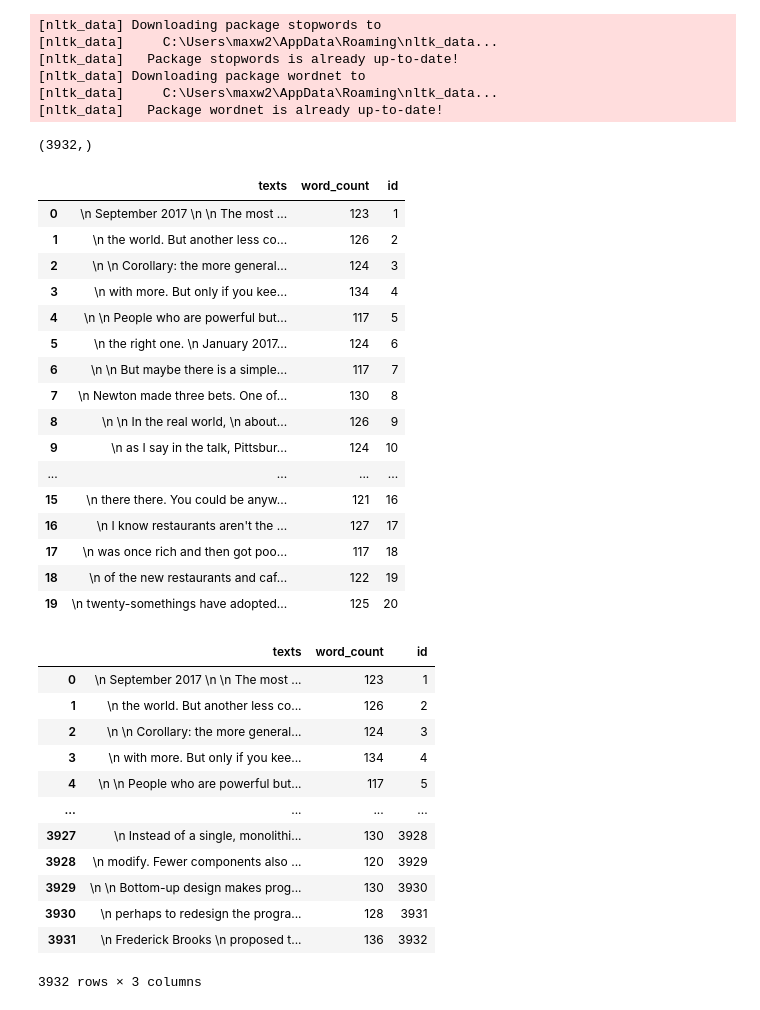
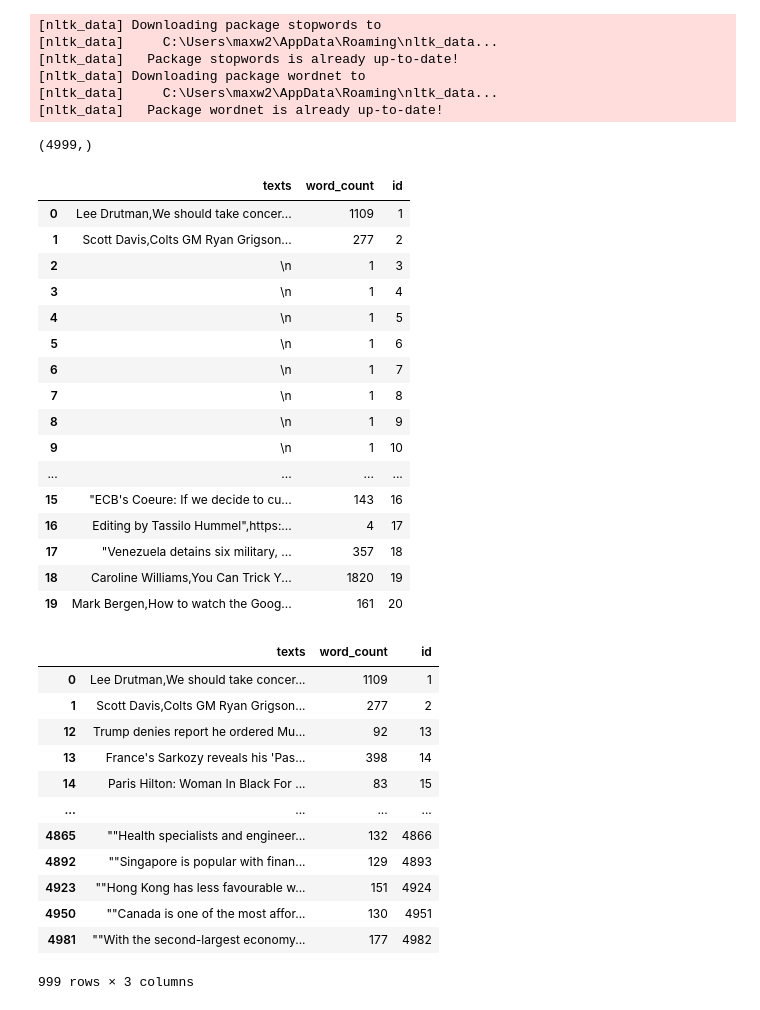
Before and after one commit to maxemileffort/paper-grading-assistant, a Jupyter notebook: Modeling.ipynb, the cells around one changed output. Cells and saved outputs as stored; diff of their text form; code cells hidden in the pictures.

```diff
--- a/Modeling.ipynb
+++ b/Modeling.ipynb
@@ -63,47 +90,49 @@ def grab_text(path):
 [nltk_data]     C:\Users\maxw2\AppData\Roaming\nltk_data...
 [nltk_data]   Package wordnet is already up-to-date!
 # %%
-data = grab_text("D:\\Kaggle\\paul-graham-essays\\paul_graham_essay.txt")
+# data = grab_text("D:\\Kaggle\\paul-graham-essays\\paul_graham_essay.txt")
+data = clean_big_file("D:\\Kaggle\\all-the-news-2-1\\all-the-news-2-1.csv")
 data = np.array(data)
 print(data.shape)
 df = pd.DataFrame()
 df['texts'] = data
 df['word_count'] = df['texts'].apply(word_count)
+df['texts'] = df['texts'].apply(lambda x: x.lstrip('0123456789.-,: '))
 df["id"] = df.index + 1
 df.head(20)
 # %% [output]
-(3932,)
+(4999,)
 |  | texts | word_count | id |
-| 0 | \n September 2017 \n \n The most ... | 123 | 1 |
-| 1 | \n the world. But another less co... | 126 | 2 |
-| 2 | \n \n Corollary: the more general... | 124 | 3 |
-| 3 | \n with more. But only if you kee... | 134 | 4 |
-| 4 | \n \n People who are powerful but... | 117 | 5 |
-| 5 | \n the right one. \n January 2017... | 124 | 6 |
-| 6 | \n \n But maybe there is a simple... | 117 | 7 |
-| 7 | \n Newton made three bets. One of... | 130 | 8 |
-| 8 | \n \n In the real world, \n about... | 126 | 9 |
-| 9 | \n as I say in the talk, Pittsbur... | 124 | 10 |
+| 0 | Lee Drutman,We should take concer... | 1109 | 1 |
+| 1 | Scott Davis,Colts GM Ryan Grigson... | 277 | 2 |
+| 2 | \n | 1 | 3 |
+| 3 | \n | 1 | 4 |
+| 4 | \n | 1 | 5 |
+| 5 | \n | 1 | 6 |
+| 6 | \n | 1 | 7 |
+| 7 | \n | 1 | 8 |
+| 8 | \n | 1 | 9 |
+| 9 | \n | 1 | 10 |
 | ... | ... | ... | ... |
-| 15 | \n there there. You could be anyw... | 121 | 16 |
-| 16 | \n I know restaurants aren't the ... | 127 | 17 |
-| 17 | \n was once rich and then got poo... | 117 | 18 |
-| 18 | \n of the new restaurants and caf... | 122 | 19 |
-| 19 | \n twenty-somethings have adopted... | 125 | 20 |
+| 15 | "ECB's Coeure: If we decide to cu... | 143 | 16 |
+| 16 | Editing by Tassilo Hummel",https:... | 4 | 17 |
+| 17 | "Venezuela detains six military, ... | 357 | 18 |
+| 18 | Caroline Williams,You Can Trick Y... | 1820 | 19 |
+| 19 | Mark Bergen,How to watch the Goog... | 161 | 20 |
 # %%
-df_filtered = df[df['word_count'] > 2]
+df_filtered = df[df['word_count'] > 50]
 df_filtered
 # %% [output]
 |  | texts | word_count | id |
-| 0 | \n September 2017 \n \n The most ... | 123 | 1 |
-| 1 | \n the world. But another less co... | 126 | 2 |
-| 2 | \n \n Corollary: the more general... | 124 | 3 |
-| 3 | \n with more. But only if you kee... | 134 | 4 |
-| 4 | \n \n People who are powerful but... | 117 | 5 |
+| 0 | Lee Drutman,We should take concer... | 1109 | 1 |
+| 1 | Scott Davis,Colts GM Ryan Grigson... | 277 | 2 |
+| 12 | Trump denies report he ordered Mu... | 92 | 13 |
+| 13 | France's Sarkozy reveals his 'Pas... | 398 | 14 |
+| 14 | Paris Hilton: Woman In Black For ... | 83 | 15 |
 | ... | ... | ... | ... |
-| 3927 | \n Instead of a single, monolithi... | 130 | 3928 |
-| 3928 | \n modify. Fewer components also ... | 120 | 3929 |
-| 3929 | \n \n Bottom-up design makes prog... | 130 | 3930 |
-| 3930 | \n perhaps to redesign the progra... | 128 | 3931 |
-| 3931 | \n Frederick Brooks \n proposed t... | 136 | 3932 |
+| 4865 | ""Health specialists and engineer... | 132 | 4866 |
+| 4892 | ""Singapore is popular with finan... | 129 | 4893 |
+| 4923 | ""Hong Kong has less favourable w... | 151 | 4924 |
+| 4950 | ""Canada is one of the most affor... | 130 | 4951 |
+| 4981 | ""With the second-largest economy... | 177 | 4982 |
-3932 rows × 3 columns
+999 rows × 3 columns
```
Also changed, not shown: parts of 13 cells of this notebook, 1 other file.
